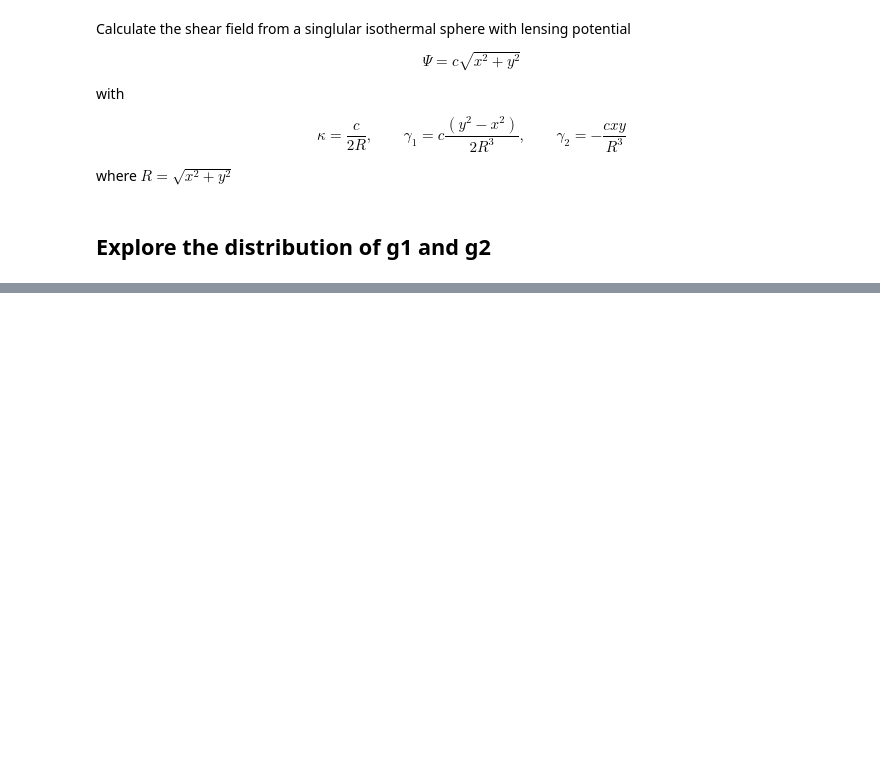
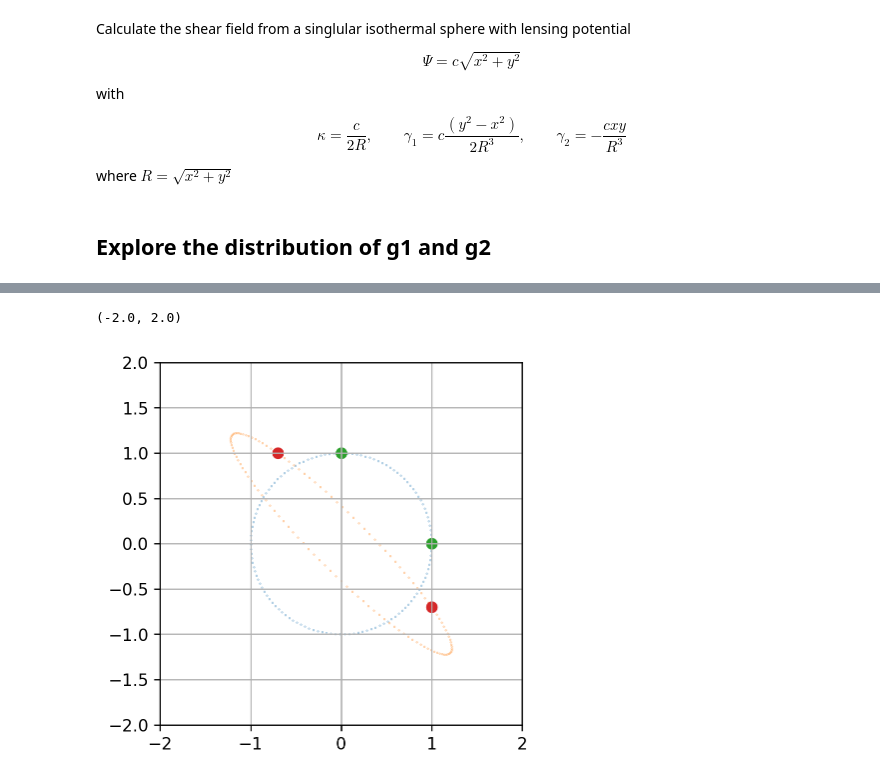
Before and after one commit to cwwalter/seagull-study, a Jupyter notebook: isothermal sphere lensing.ipynb, the cells around one changed output, grey strips where cells are left out. Saved outputs shown, nothing was run; the diff lists cells and outputs as text; code cells hidden in the pictures; blank space fills up the shorter version.

```diff
--- a/isothermal sphere lensing.ipynb
+++ b/isothermal sphere lensing.ipynb
@@ -113,3 +145,29 @@ Text(0, 0.5, 'Y')
+# %%
+#with np.errstate(invalid='ignore', divide='ignore'):
+#    norm = np.sqrt(1-magnitude**2)
+#    shear_matrices = np.dstack([1+g1, g2, g2, 1-g1]/norm).reshape(*g1.shape, 2, 2)
+
+shear = np.array([[ 1., -0.70206669], [-.70206669,  1.]])
+points = np.array([[1,0], [0,1]])
+
+circle = [(np.cos(theta), np.sin(theta)) for theta in np.arange(0, 2*np.pi, .05)]
+circle = np.array(circle)
+
+transformed = np.einsum('ij,lj->li', shear, points)
+transformed_circle = np.einsum('ij,lj->li', shear, circle)
+
+plt.scatter(x=circle[:,0], y=circle[:,1], marker='.', s=.1)
+plt.scatter(x=transformed_circle[:,0], y=transformed_circle[:,1], marker='.', s=.1)
+plt.scatter(x=points[0], y=points[1])
+plt.scatter(x=transformed[0], y=transformed[1])
+
+plt.gca().set_aspect('equal')
+plt.grid(True)
+plt.xlim(-2,2)
+plt.ylim(-2,2)
+# %% [output]
+(-2.0, 2.0)
+[figure, added]
 # %%
 def calculate_curl(u, v,spacing_x, spacing_y):
     dFy_dx = np.gradient(v, spacing_x, axis=[1])
```
Also changed, not shown: parts of 10 cells of this notebook.
